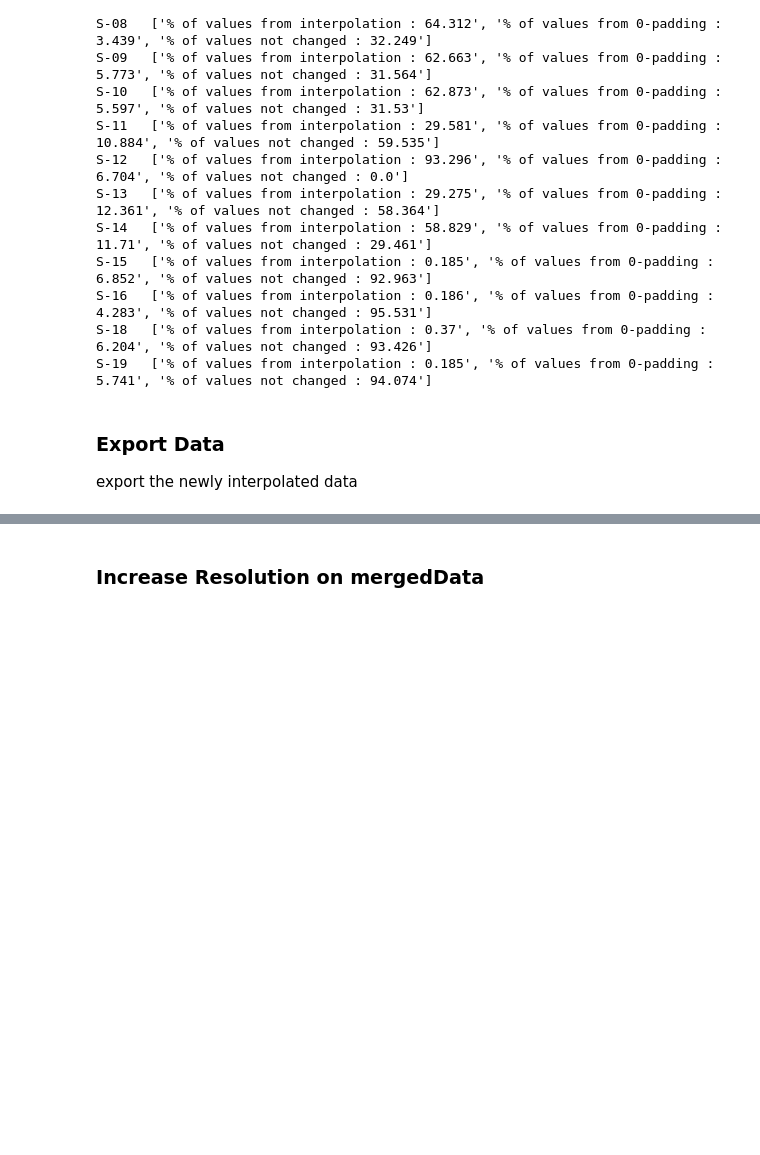
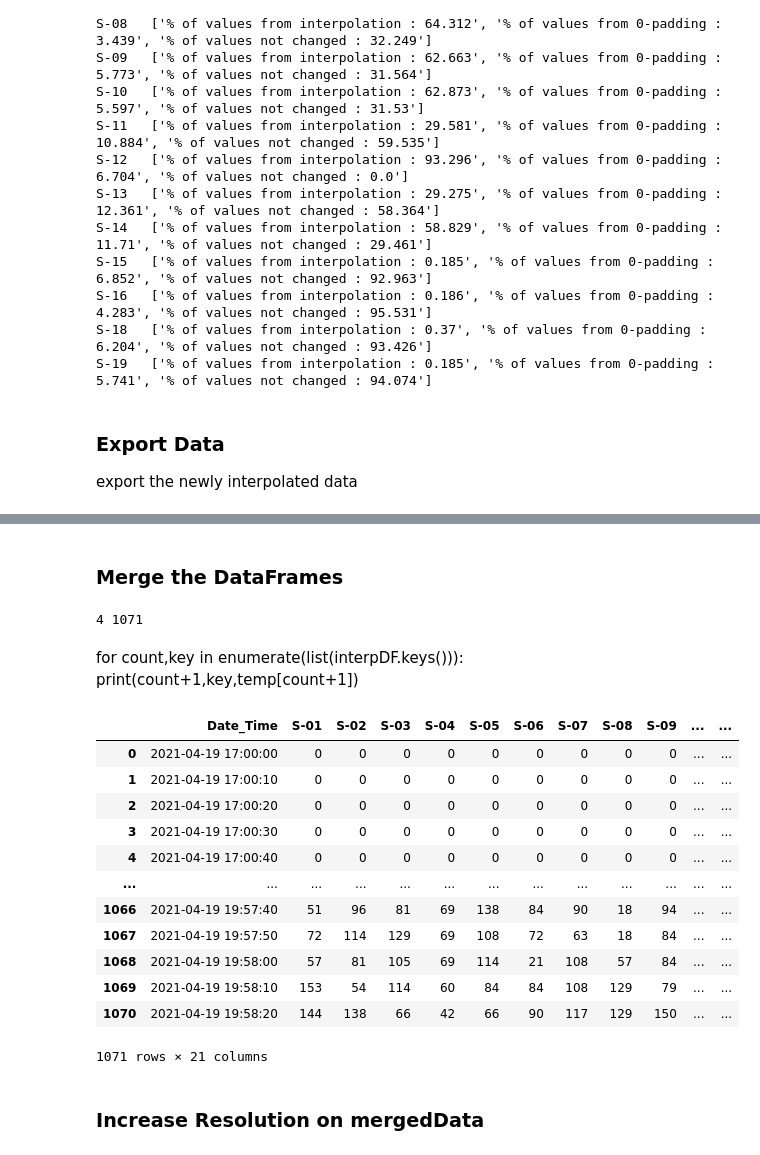
Before and after one commit to rrochlin/UWMed4-19, a Jupyter notebook: dataCleaning.ipynb, the cells around one changed output, grey strips where cells are left out. Cells and saved outputs as stored; diff of their text form; code cells hidden in the pictures; blank space fills up the shorter version.

```diff
--- a/dataCleaning.ipynb
+++ b/dataCleaning.ipynb
@@ -21,3 +22,11 @@ endTime = '4/19/2021 20:00:00'
 sensorConditions = {'S-01':7,'S-02':7,'S-03':7,'S-04':7,'S-05':7,'S-06':7,'S-15':7,'S-19':7}
 #This indicates which columns to keep. Here we're taking all of the dP info and the timestamps
 columns = [0,1,6,7,8,9,10,11]
+# Here are obversed timestamps that need to removed from the data
+badTimes = ['     0/0/0      0:0:0','2165/165/165 165:165:85']
+# Controls the binning
+numberOfZones = 3
+# 10s of seconds before nebulization to include in the expirement csv files
+preCursorFactor = 6
+# which particle to analyze
+particle = 'Dp>0.3'
@@ -52,5 +97,5 @@ charTimeEnd     = 21
 offset          = 0
 fixYearStamp(filePath,incorrectString,date,charTimeStart,charTimeEnd,offset)
 # %%
-data = cleanUp(cutOffTime,sensorConditions,all_csv_files,columns)
+data = cleanUp(cutOffTime,sensorConditions,all_csv_files,columns,badTimes)
 # %% [output]
@@ -285,3 +254,41 @@ mergedData = pd.DataFrame(dfMerged,columns = columns)
+# %% [markdown]
+### Merge the DataFrames
+# %%
+length = []
+for x in interpDF:
+    length.append(len(interpDF[x]))
+index = min(length)
+lowIDX,lowValue = [[i,value] for i,value in enumerate(length) if value == index][0]
+print(lowIDX,lowValue)
+# %% [output]
+4 1071
+# %% [markdown]
+for count,key in enumerate(list(interpDF.keys())):
+    print(count+1,key,temp[count+1])
+# %%
+columns = list(interpDF.keys())
+mergedData = pd.DataFrame({'Date_Time':interpDF[columns[lowIDX]]['Date_Time']})
+for idx,column in enumerate(columns):
+    mergedData[column] = interpDF[column][particle]
+Average = np.mean(mergedData,axis=1)
+Variance = np.var(mergedData,axis=1)
+mergedData['Average'] = Average
+mergedData['Variance'] = Variance
+mergedData
+# %% [output]
+|  | Date_Time | S-01 | S-02 | S-03 | S-04 | S-05 | S-06 | S-07 | S-08 | S-09 | ... | ... |
+| 0 | 2021-04-19 17:00:00 | 0 | 0 | 0 | 0 | 0 | 0 | 0 | 0 | 0 | ... | ... |
+| 1 | 2021-04-19 17:00:10 | 0 | 0 | 0 | 0 | 0 | 0 | 0 | 0 | 0 | ... | ... |
+| 2 | 2021-04-19 17:00:20 | 0 | 0 | 0 | 0 | 0 | 0 | 0 | 0 | 0 | ... | ... |
+| 3 | 2021-04-19 17:00:30 | 0 | 0 | 0 | 0 | 0 | 0 | 0 | 0 | 0 | ... | ... |
+| 4 | 2021-04-19 17:00:40 | 0 | 0 | 0 | 0 | 0 | 0 | 0 | 0 | 0 | ... | ... |
+| ... | ... | ... | ... | ... | ... | ... | ... | ... | ... | ... | ... | ... |
+| 1066 | 2021-04-19 19:57:40 | 51 | 96 | 81 | 69 | 138 | 84 | 90 | 18 | 94 | ... | ... |
+| 1067 | 2021-04-19 19:57:50 | 72 | 114 | 129 | 69 | 108 | 72 | 63 | 18 | 84 | ... | ... |
+| 1068 | 2021-04-19 19:58:00 | 57 | 81 | 105 | 69 | 114 | 21 | 108 | 57 | 84 | ... | ... |
+| 1069 | 2021-04-19 19:58:10 | 153 | 54 | 114 | 60 | 84 | 84 | 108 | 129 | 79 | ... | ... |
+| 1070 | 2021-04-19 19:58:20 | 144 | 138 | 66 | 42 | 66 | 90 | 117 | 129 | 150 | ... | ... |
+1071 rows × 21 columns
 # %% [markdown]
 ### Increase Resolution on mergedData
 # %%
```
Also changed, not shown: parts of 21 cells of this notebook, 3 other files.
